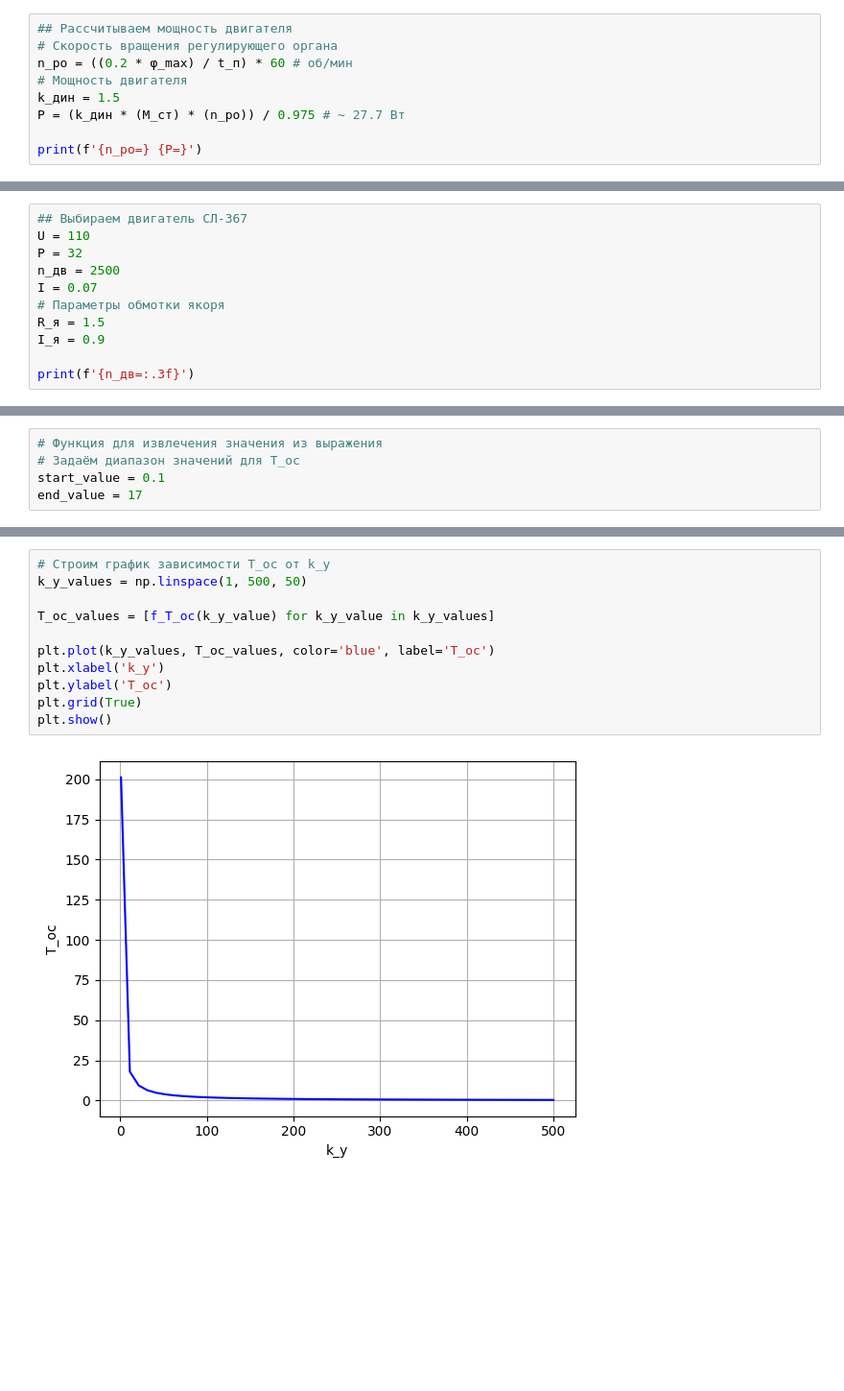
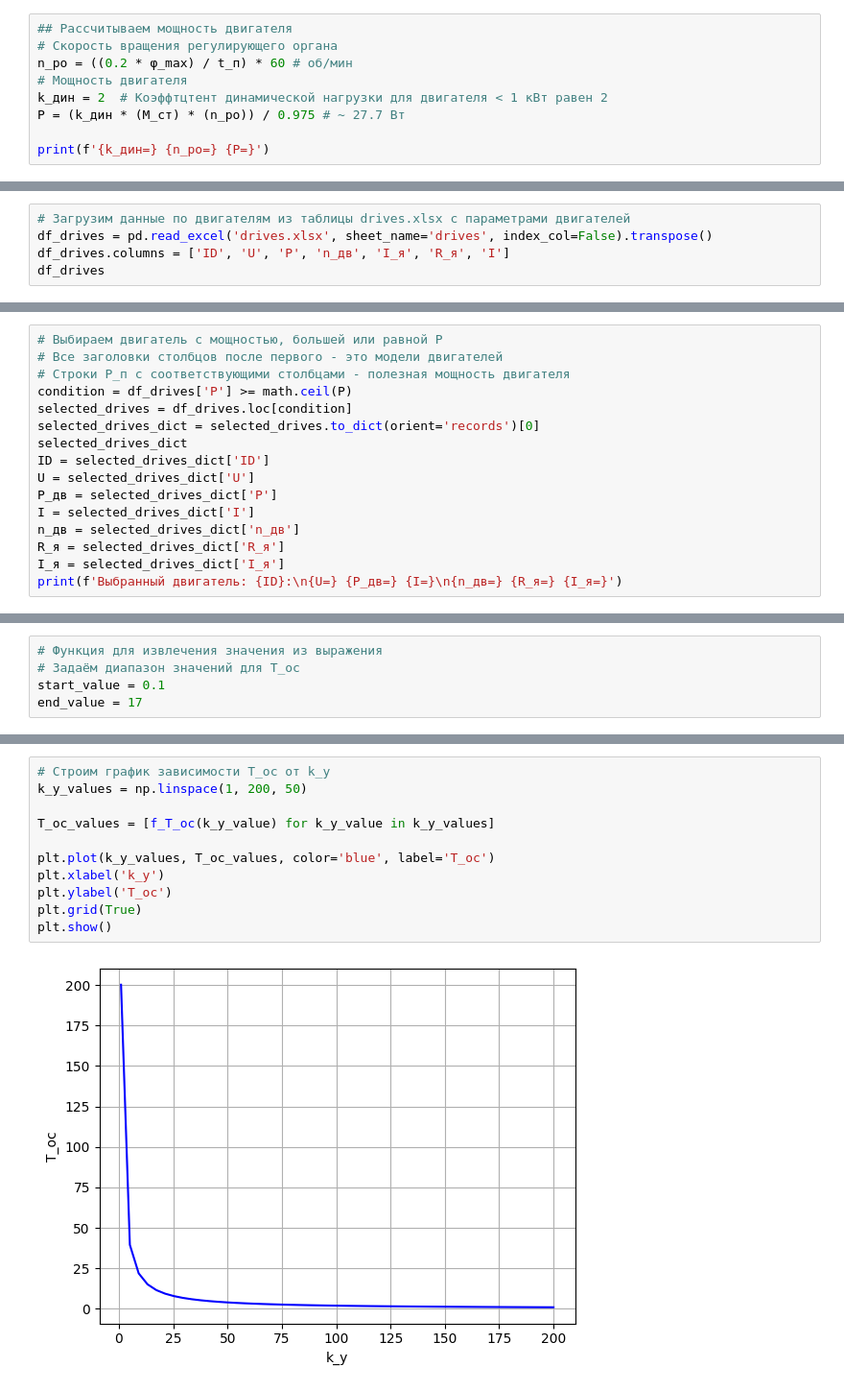
Before and after one commit to Octopusmode/tau_3k_var5, a Jupyter notebook: tau_var5.ipynb, the cells around one changed output, grey strips where cells are left out. Shown: that part at 96% size. Cells and saved outputs as stored; diff of their text form; blank space fills up the shorter version.

```diff
--- a/tau_var5.ipynb
+++ b/tau_var5.ipynb
@@ -74,8 +74,8 @@ k_о=13.785145995819793 f1_max=2.4374061769232522 k_ро=0.17410044120880372
 # Скорость вращения регулирующего органа
 n_ро = ((0.2 * φ_max) / t_п) * 60 # об/мин
 # Мощность двигателя
-k_дин = 1.5
+k_дин = 2  # Коэффтцтент динамической нагрузки для двигателя < 1 кВт равен 2
 P = (k_дин * (M_ст) * (n_ро)) / 0.975 # ~ 27.7 Вт
 
-print(f'{n_ро=} {P=}')
+print(f'{k_дин=} {n_ро=} {P=}')
 # %% [output]
@@ -83,11 +82,0 @@ n_ро=11.200000000000001 P=25.84615384615385
-# %%
-## Выбираем двигатель СЛ-367
-U = 110
-P = 32
-n_дв = 2500
-I = 0.07
-# Параметры обмотки якоря
-R_я = 1.5
-I_я = 0.9
-
-print(f'{n_дв=:.3f}')
@@ -95,0 +83,5 @@ n_дв=2500.000
+# %%
+# Загрузим данные по двигателям из таблицы drives.xlsx с параметрами двигателей
+df_drives = pd.read_excel('drives.xlsx', sheet_name='drives', index_col=False).transpose()
+df_drives.columns = ['ID', 'U', 'P', 'n_дв', 'I_я', 'R_я', 'I']
+df_drives
@@ -95,0 +98,16 @@ n_дв=2500.000
+# %%
+# Выбираем двигатель с мощностью, большей или равной P
+# Все заголовки столбцов после первого - это модели двигателей
+# Строки P_п с соответствующими столбцами - полезная мощность двигателя
+condition = df_drives['P'] >= math.ceil(P)
+selected_drives = df_drives.loc[condition]
+selected_drives_dict = selected_drives.to_dict(orient='records')[0]
+selected_drives_dict
+ID = selected_drives_dict['ID']
+U = selected_drives_dict['U']
+P_дв = selected_drives_dict['P']
+I = selected_drives_dict['I']
+n_дв = selected_drives_dict['n_дв']
+R_я = selected_drives_dict['R_я']
+I_я = selected_drives_dict['I_я']
+print(f'Выбранный двигатель: {ID}:\n{U=} {P_дв=} {I=}\n{n_дв=} {R_я=} {I_я=}')
@@ -332,13 +377,13 @@ $\displaystyle 10.06$
 # %%
 # Строим график зависимости T_ос от k_у
-k_у_values = np.linspace(1, 500, 50)
+k_у_values = np.linspace(1, 200, 50)
 
 T_ос_values = [f_T_ос(k_у_value) for k_у_value in k_у_values]
 
 plt.plot(k_у_values, T_ос_values, color='blue', label='T_ос')
 plt.xlabel('k_у')
 plt.ylabel('T_ос')
 plt.grid(True)
 plt.show()
 # %% [output]
-[figure, old version]
+[figure, new version]
```
Also changed, not shown: parts of 25 cells of this notebook, 3 other files.
